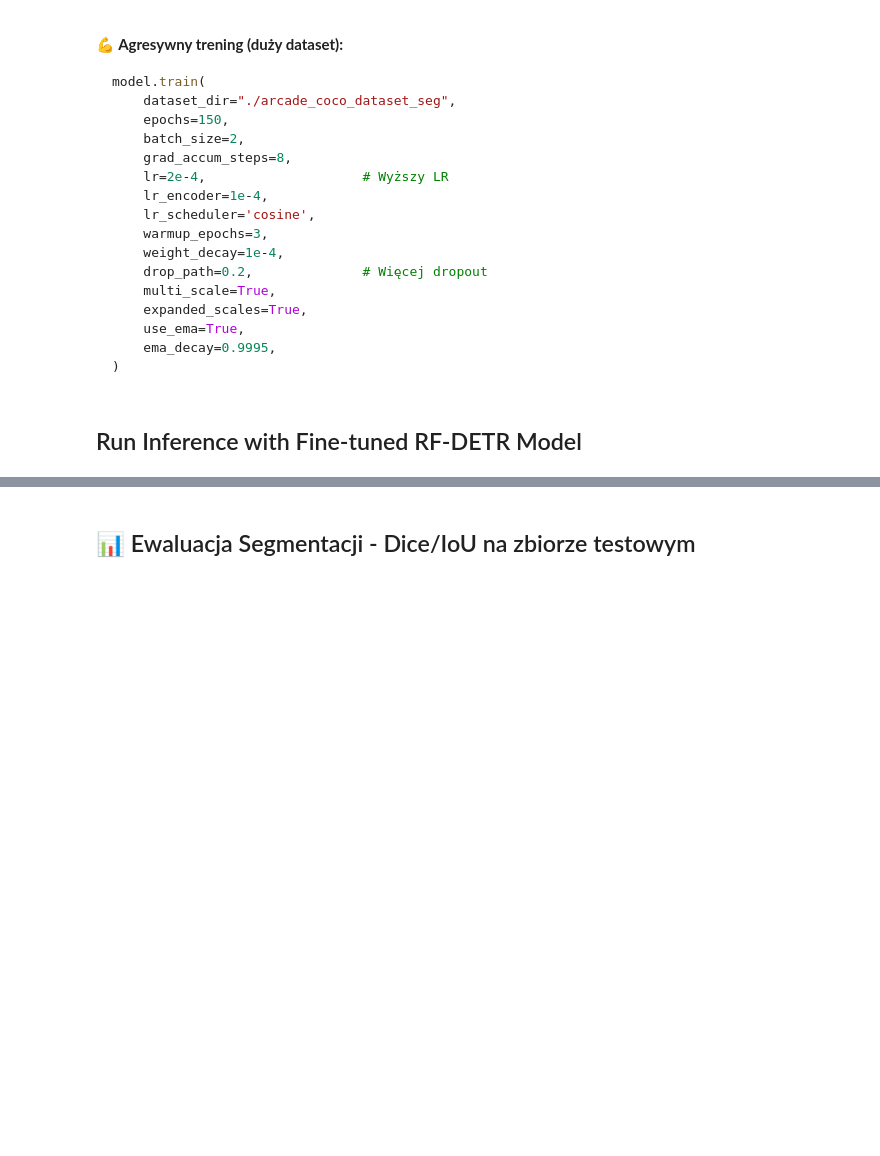
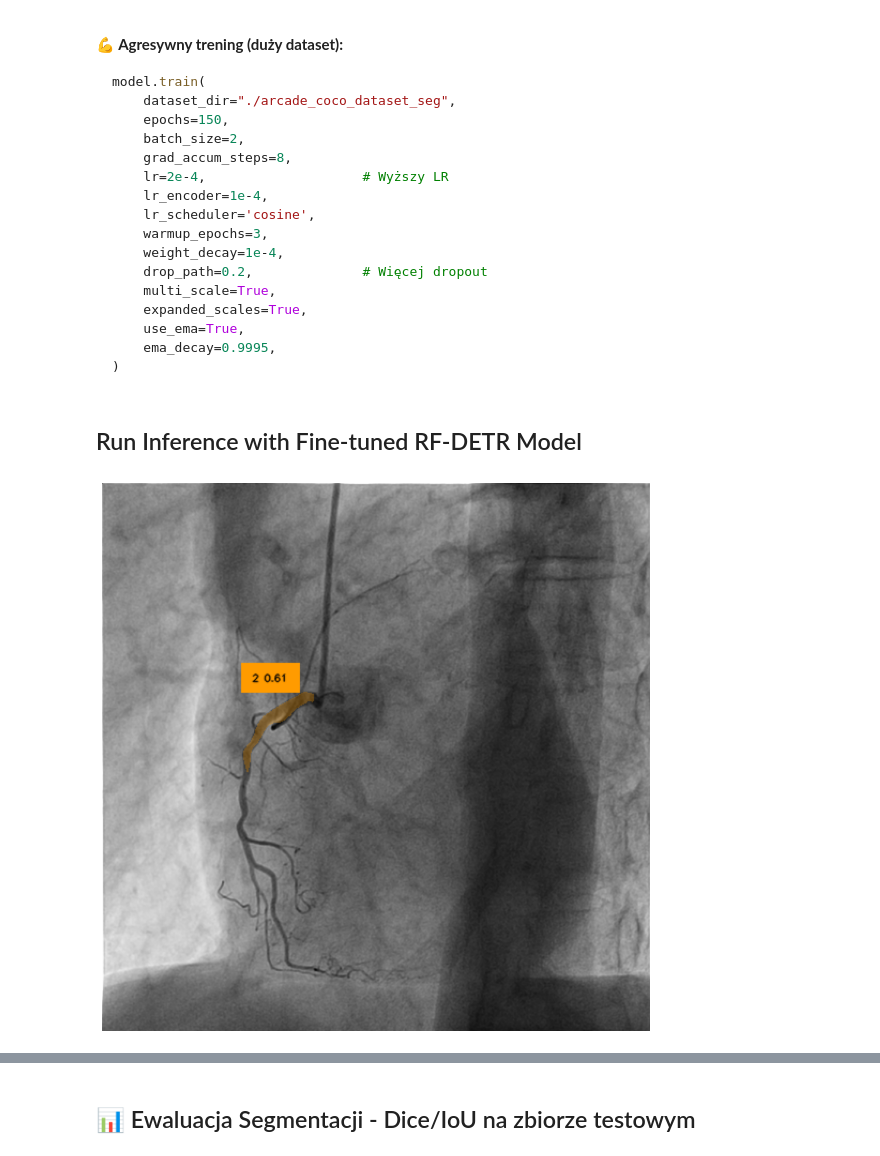
Before and after one commit to szuhow/notebooks, a Jupyter notebook: notebooks/rfdetr-seg-finetunned-for-arcade.ipynb, the cells around one changed output, grey strips where cells are left out. Saved outputs shown, nothing was run; the diff lists cells and outputs as text; code cells hidden in the pictures; blank space fills up the shorter version.

```diff
--- a/notebooks/rfdetr-seg-finetunned-for-arcade.ipynb
+++ b/notebooks/rfdetr-seg-finetunned-for-arcade.ipynb
@@ -1743,3 +1743,6 @@ model.train(
 model.optimize_for_inference()
 
 print("\n✅ Training complete!")
+# %%
+from rfdetr import RFDETRSegLarge
+model = RFDETRSegLarge(pretrain_weights="/home/ives/rafal/rf-detr-seg/notebooks/notebooks/model_outputs/output_segmentation_large_ep50_b8_lr5e-4/checkpoint_best_total.pth")
@@ -1808,59 +1816,60 @@ from rfdetr import RFDETRSegLarge
 import supervision as sv
 from PIL import Image
 
-# ============================================================================
-# 📌 UWAGA: Model automatycznie skaluje obrazy do 504x504 podczas inferencji.
-# Nie musisz ręcznie resizować - RF-DETR robi to wewnętrznie.
-# Wynikowe maski/bbox są automatycznie przekształcane z powrotem do
-# oryginalnej rozdzielczości obrazu.
-# ============================================================================
+image = Image.open("/home/ives/rafal/rf-detr-seg/notebooks/notebooks/datasets/wum/1_I0468412.VIM.DCM.21.png").convert("RGB")
 
-image = Image.open("/home/ives/rafal/rf-detr-seg/notebooks/notebooks/wum/4_I0515980.VIM.DCM.21.png").convert("RGB")
-
-# Model automatycznie:
-# 1. Skaluje obraz do 504x504 (rozdzielczość RF-DETR-Seg-Large)
-# 2. Wykonuje detekcję/segmentację
-# 3. Przekształca wyniki z powrotem do oryginalnej rozdzielczości
 detections = model.predict(image, threshold=0.5)
 
 # Klasy z modelu
 model_classes = model.class_names  # {1: "class_name", ...}
 
 # ── Parametry wizualizacji (lżejsze) ─────────────────────────────
 text_scale = sv.calculate_optimal_text_scale(
     resolution_wh=image.size
 ) * 0.6   # 🔽 mniejszy tekst
 
 thickness = sv.calculate_optimal_line_thickness(
     resolution_wh=image.size
 ) * 0.6   # 🔽 cieńsze obramowania
 
 palette = sv.ColorPalette.from_hex([
     "#ffff00", "#ff9b00", "#ff66ff",
     "#3399ff", "#ff66b2", "#ff8080"
 ])
 
 # Maski – bardziej przezroczyste
 mask_annotator = sv.MaskAnnotator(
     color=palette,
     opacity=0.3   # 🔽 większa przezroczystość
 )
 
 # Etykiety – małe i dyskretne
 label_annotator = sv.LabelAnnotator(
     color=palette,
     text_color=sv.Color.BLACK,
     text_scale=text_scale,
-    text_thickness=max(1, int(thickness)),
-    text_padding=3,
-    text_position=sv.Position.TOP_LEFT
+    text_thickness=1
 )
 
-# Obramowania bbox
-box_annotator = sv.BoxAnnotator(
-    color=palette,
-    thickness=max(1, int(thickness))
+# Etykiety predykcji
+detections_labels = [
+    f"{model_classes.get(class_id + 1, f'class_{class_id}')} {confidence:.2f}"
+    for class_id, confidence in zip(detections.class_id, detections.confidence)
+]
+
+# ── Wizualizacja ────────────────────────────────────────────────
+result_image = image.copy()
+result_image = mask_annotator.annotate(result_image, detections)
+result_image = label_annotator.annotate(
+    result_image,
+    detections,
+    detections_labels
 )
+
+sv.plot_image(
+    image=result_image)
+# %% [output]
+[figure, added]
 # %%
 from rfdetr import RFDETRSegLarge
 import supervision as sv
```
Also changed, not shown: parts of 4 cells of this notebook.
